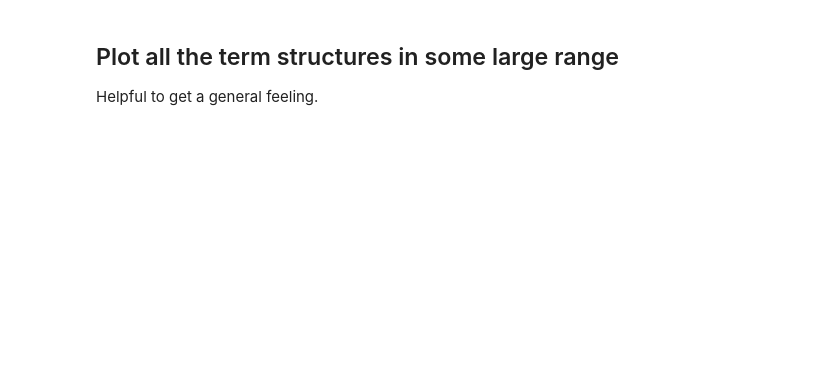
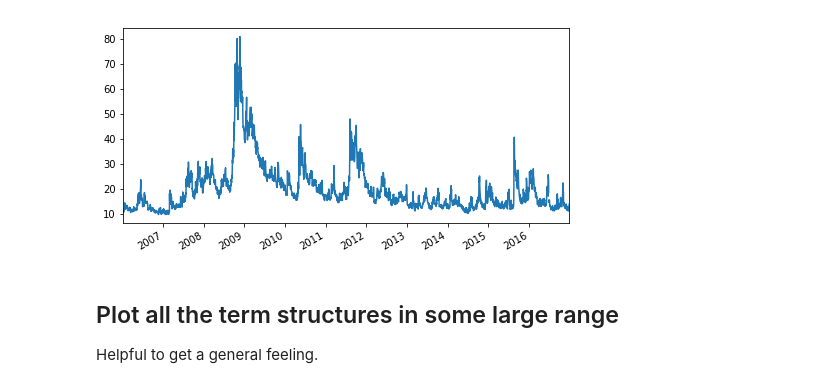
Before and after one commit to leyhline/vix-term-structure, a Jupyter notebook: overview.ipynb, the cells around one changed output. Saved outputs shown, nothing was run; the diff lists cells and outputs as text; code cells hidden in the pictures; blank space fills up the shorter version.

```diff
--- a/overview.ipynb
+++ b/overview.ipynb
@@ -22,6 +28,13 @@ vix_index = pd.read_csv("data/vix.csv", parse_dates=[0], header=0, index_col=0,
                         dtype=np.float32)
 expirations = pd.read_csv("data/expirations.csv", parse_dates=list(range(0,9)), usecols=range(1,10),
                                 header=0, index_col=0)
+# %%
+vix_index["Adj Close"]["2006":"2016"].plot(figsize=(8,4))
+plt.xlabel("")
+plt.savefig("vix.pdf", format="pdf", bbox_inches="tight", dpi=300)
+plt.show()
+# %% [output]
+[figure, added]
 # %% [markdown]
 ## Plot all the term structures in some large range
 Helpful to get a general feeling.
```
Also changed, not shown: parts of 19 cells of this notebook.
